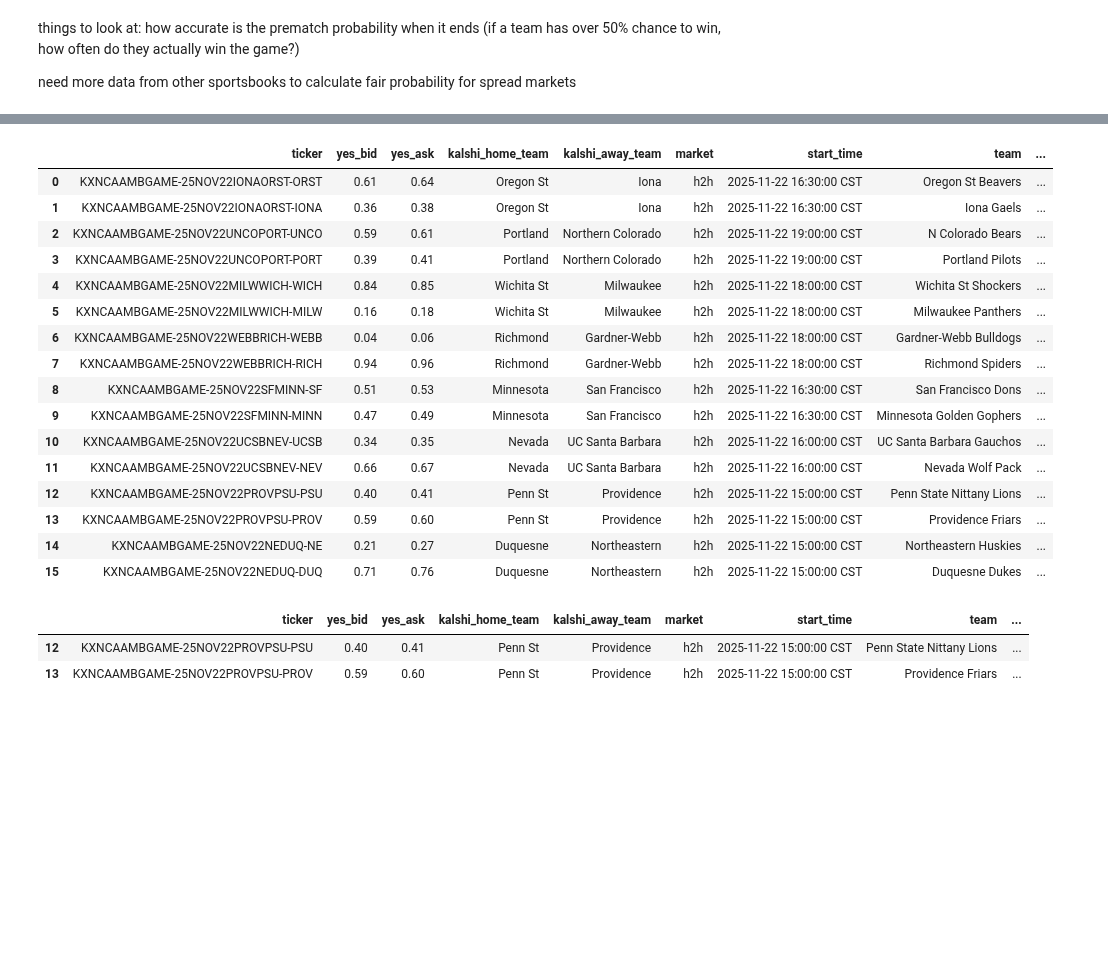
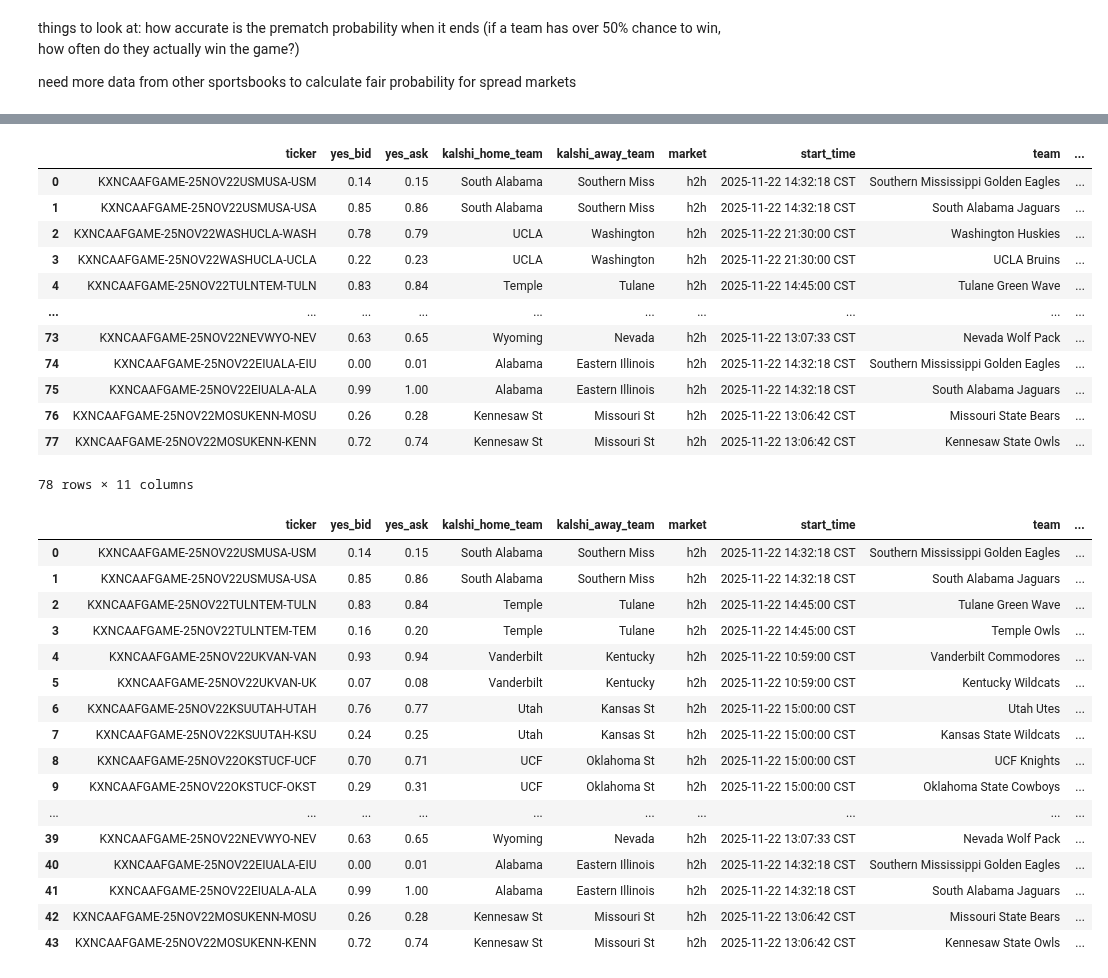
Before and after one commit to bassuaz24/kalshi_bets, a Jupyter notebook: jupyter_archive/cbb_data_analysis.ipynb, the cells around one changed output, grey strips where cells are left out. Saved outputs shown, nothing was run; the diff lists cells and outputs as text; code cells hidden in the pictures; blank space fills up the shorter version.

```diff
--- a/jupyter_archive/cbb_data_analysis.ipynb
+++ b/jupyter_archive/cbb_data_analysis.ipynb
@@ -11,8 +11,10 @@ things to look at: how accurate is the prematch probability when it ends (if a t
 need more data from other sportsbooks to calculate fair probability for spread markets
 # %%
 date = '2025-11-22'
+odds_sport = 'cfb' #cbb, cfb, nba, nfl
+kalshi_sport = 'ncaaf' #ncaab, ncaaf, nba, nfl
 # %%
-odds_df = pd.read_csv(f"../data_collection/updated_scripts/oddsapi_outputs/{date}/cbb_odds.csv")
+odds_df = pd.read_csv(f"../data_collection/updated_scripts/oddsapi_outputs/{date}/{odds_sport}_odds.csv")
 odds_df.drop(columns=['league'], inplace=True)
 odds_df.rename(columns={'price': 'odds'}, inplace=True)
 odds_df['vig_prob'] = 1 / odds_df['odds']
@@ -64,11 +66,15 @@ avg_by_point = (
 )
 odds_spreads_df['avg_fair_prb'] = avg_by_point
 # %%
-kalshi_winners_df = pd.read_csv(f"../data_collection/updated_scripts/kalshi_data_logs/{date}/ncaab_winners.csv")
-kalshi_totals_df = pd.read_csv(f"../data_collection/updated_scripts/kalshi_data_logs/{date}/ncaab_totals.csv")
-kalshi_spreads_df = pd.read_csv(f"../data_collection/updated_scripts/kalshi_data_logs/{date}/ncaab_spreads.csv")
+kalshi_winners_df = pd.read_csv(f"../data_collection/updated_scripts/kalshi_data_logs/{date}/{kalshi_sport}_winners.csv")
+kalshi_totals_df = pd.read_csv(f"../data_collection/updated_scripts/kalshi_data_logs/{date}/{kalshi_sport}_totals.csv")
+kalshi_spreads_df = pd.read_csv(f"../data_collection/updated_scripts/kalshi_data_logs/{date}/{kalshi_sport}_spreads.csv")
 
-kalshi_spreads_df['points'] = kalshi_spreads_df['title'].str.extract(r'over ([\d.]+) Points\?').astype(float)
+if kalshi_sport == 'ncaaf':
+    kalshi_spreads_df['points'] = kalshi_spreads_df['title'].str.extract(r'over ([\d.]+) points\?').astype(float)
+elif kalshi_sport == 'ncaab':
+    kalshi_spreads_df['points'] = kalshi_spreads_df['title'].str.extract(r'over ([\d.]+) Points\?').astype(float)
+
 
 columns_to_drop = ['timestamp', 'market_type', 'yes_bid2', 'yes_ask2', 'no_bid2', 'no_ask2', 'yes_depth_bids', 'yes_depth_asks', 'no_depth_bids', 'no_depth_asks']
 kalshi_winners_df.drop(columns=columns_to_drop, inplace=True)
@@ -260,26 +280,36 @@ combined_winners_df = combined_winners_df.reset_index(drop=True)
 combined_winners_df
 # %% [output]
 |  | ticker | yes_bid | yes_ask | kalshi_home_team | kalshi_away_team | market | start_time | team | ... |
-| 0 | KXNCAAMBGAME-25NOV22IONAORST-ORST | 0.61 | 0.64 | Oregon St | Iona | h2h | 2025-11-22 16:30:00 CST | Oregon St Beavers | ... |
-| 1 | KXNCAAMBGAME-25NOV22IONAORST-IONA | 0.36 | 0.38 | Oregon St | Iona | h2h | 2025-11-22 16:30:00 CST | Iona Gaels | ... |
-| 2 | KXNCAAMBGAME-25NOV22UNCOPORT-UNCO | 0.59 | 0.61 | Portland | Northern Colorado | h2h | 2025-11-22 19:00:00 CST | N Colorado Bears | ... |
-| 3 | KXNCAAMBGAME-25NOV22UNCOPORT-PORT | 0.39 | 0.41 | Portland | Northern Colorado | h2h | 2025-11-22 19:00:00 CST | Portland Pilots | ... |
-| 4 | KXNCAAMBGAME-25NOV22MILWWICH-WICH | 0.84 | 0.85 | Wichita St | Milwaukee | h2h | 2025-11-22 18:00:00 CST | Wichita St Shockers | ... |
-| 5 | KXNCAAMBGAME-25NOV22MILWWICH-MILW | 0.16 | 0.18 | Wichita St | Milwaukee | h2h | 2025-11-22 18:00:00 CST | Milwaukee Panthers | ... |
-| 6 | KXNCAAMBGAME-25NOV22WEBBRICH-WEBB | 0.04 | 0.06 | Richmond | Gardner-Webb | h2h | 2025-11-22 18:00:00 CST | Gardner-Webb Bulldogs | ... |
-| 7 | KXNCAAMBGAME-25NOV22WEBBRICH-RICH | 0.94 | 0.96 | Richmond | Gardner-Webb | h2h | 2025-11-22 18:00:00 CST | Richmond Spiders | ... |
-| 8 | KXNCAAMBGAME-25NOV22SFMINN-SF | 0.51 | 0.53 | Minnesota | San Francisco | h2h | 2025-11-22 16:30:00 CST | San Francisco Dons | ... |
-| 9 | KXNCAAMBGAME-25NOV22SFMINN-MINN | 0.47 | 0.49 | Minnesota | San Francisco | h2h | 2025-11-22 16:30:00 CST | Minnesota Golden Gophers | ... |
-| 10 | KXNCAAMBGAME-25NOV22UCSBNEV-UCSB | 0.34 | 0.35 | Nevada | UC Santa Barbara | h2h | 2025-11-22 16:00:00 CST | UC Santa Barbara Gauchos | ... |
-| 11 | KXNCAAMBGAME-25NOV22UCSBNEV-NEV | 0.66 | 0.67 | Nevada | UC Santa Barbara | h2h | 2025-11-22 16:00:00 CST | Nevada Wolf Pack | ... |
-| 12 | KXNCAAMBGAME-25NOV22PROVPSU-PSU | 0.40 | 0.41 | Penn St | Providence | h2h | 2025-11-22 15:00:00 CST | Penn State Nittany Lions | ... |
-| 13 | KXNCAAMBGAME-25NOV22PROVPSU-PROV | 0.59 | 0.60 | Penn St | Providence | h2h | 2025-11-22 15:00:00 CST | Providence Friars | ... |
-| 14 | KXNCAAMBGAME-25NOV22NEDUQ-NE | 0.21 | 0.27 | Duquesne | Northeastern | h2h | 2025-11-22 15:00:00 CST | Northeastern Huskies | ... |
-| 15 | KXNCAAMBGAME-25NOV22NEDUQ-DUQ | 0.71 | 0.76 | Duquesne | Northeastern | h2h | 2025-11-22 15:00:00 CST | Duquesne Dukes | ... |
+| 0 | KXNCAAFGAME-25NOV22USMUSA-USM | 0.14 | 0.15 | South Alabama | Southern Miss | h2h | 2025-11-22 14:32:18 CST | Southern Mississippi Golden Eagles | ... |
+| 1 | KXNCAAFGAME-25NOV22USMUSA-USA | 0.85 | 0.86 | South Alabama | Southern Miss | h2h | 2025-11-22 14:32:18 CST | South Alabama Jaguars | ... |
+| 2 | KXNCAAFGAME-25NOV22WASHUCLA-WASH | 0.78 | 0.79 | UCLA | Washington | h2h | 2025-11-22 21:30:00 CST | Washington Huskies | ... |
+| 3 | KXNCAAFGAME-25NOV22WASHUCLA-UCLA | 0.22 | 0.23 | UCLA | Washington | h2h | 2025-11-22 21:30:00 CST | UCLA Bruins | ... |
+| 4 | KXNCAAFGAME-25NOV22TULNTEM-TULN | 0.83 | 0.84 | Temple | Tulane | h2h | 2025-11-22 14:45:00 CST | Tulane Green Wave | ... |
+| ... | ... | ... | ... | ... | ... | ... | ... | ... | ... |
+| 73 | KXNCAAFGAME-25NOV22NEVWYO-NEV | 0.63 | 0.65 | Wyoming | Nevada | h2h | 2025-11-22 13:07:33 CST | Nevada Wolf Pack | ... |
+| 74 | KXNCAAFGAME-25NOV22EIUALA-EIU | 0.00 | 0.01 | Alabama | Eastern Illinois | h2h | 2025-11-22 14:32:18 CST | Southern Mississippi Golden Eagles | ... |
+| 75 | KXNCAAFGAME-25NOV22EIUALA-ALA | 0.99 | 1.00 | Alabama | Eastern Illinois | h2h | 2025-11-22 14:32:18 CST | South Alabama Jaguars | ... |
+| 76 | KXNCAAFGAME-25NOV22MOSUKENN-MOSU | 0.26 | 0.28 | Kennesaw St | Missouri St | h2h | 2025-11-22 13:06:42 CST | Missouri State Bears | ... |
+| 77 | KXNCAAFGAME-25NOV22MOSUKENN-KENN | 0.72 | 0.74 | Kennesaw St | Missouri St | h2h | 2025-11-22 13:06:42 CST | Kennesaw State Owls | ... |
+78 rows × 11 columns
 # %%
-combined_winners_df.loc[(combined_winners_df['avg_fair_prb'] > combined_winners_df['yes_ask'] + 0.01) |
-                        (combined_winners_df['avg_fair_prb'] < combined_winners_df['yes_bid'] - 0.01)]
+combined_winners_df.loc[(combined_winners_df['avg_fair_prb'] > combined_winners_df['yes_ask'] + 0.02) |
+                        (combined_winners_df['avg_fair_prb'] < combined_winners_df['yes_bid'] - 0.02)].reset_index(drop=True)
 # %% [output]
 |  | ticker | yes_bid | yes_ask | kalshi_home_team | kalshi_away_team | market | start_time | team | ... |
-| 12 | KXNCAAMBGAME-25NOV22PROVPSU-PSU | 0.40 | 0.41 | Penn St | Providence | h2h | 2025-11-22 15:00:00 CST | Penn State Nittany Lions | ... |
-| 13 | KXNCAAMBGAME-25NOV22PROVPSU-PROV | 0.59 | 0.60 | Penn St | Providence | h2h | 2025-11-22 15:00:00 CST | Providence Friars | ... |
+| 0 | KXNCAAFGAME-25NOV22USMUSA-USM | 0.14 | 0.15 | South Alabama | Southern Miss | h2h | 2025-11-22 14:32:18 CST | Southern Mississippi Golden Eagles | ... |
+| 1 | KXNCAAFGAME-25NOV22USMUSA-USA | 0.85 | 0.86 | South Alabama | Southern Miss | h2h | 2025-11-22 14:32:18 CST | South Alabama Jaguars | ... |
+| 2 | KXNCAAFGAME-25NOV22TULNTEM-TULN | 0.83 | 0.84 | Temple | Tulane | h2h | 2025-11-22 14:45:00 CST | Tulane Green Wave | ... |
+| 3 | KXNCAAFGAME-25NOV22TULNTEM-TEM | 0.16 | 0.20 | Temple | Tulane | h2h | 2025-11-22 14:45:00 CST | Temple Owls | ... |
+| 4 | KXNCAAFGAME-25NOV22UKVAN-VAN | 0.93 | 0.94 | Vanderbilt | Kentucky | h2h | 2025-11-22 10:59:00 CST | Vanderbilt Commodores | ... |
+| 5 | KXNCAAFGAME-25NOV22UKVAN-UK | 0.07 | 0.08 | Vanderbilt | Kentucky | h2h | 2025-11-22 10:59:00 CST | Kentucky Wildcats | ... |
+| 6 | KXNCAAFGAME-25NOV22KSUUTAH-UTAH | 0.76 | 0.77 | Utah | Kansas St | h2h | 2025-11-22 15:00:00 CST | Utah Utes | ... |
+| 7 | KXNCAAFGAME-25NOV22KSUUTAH-KSU | 0.24 | 0.25 | Utah | Kansas St | h2h | 2025-11-22 15:00:00 CST | Kansas State Wildcats | ... |
+| 8 | KXNCAAFGAME-25NOV22OKSTUCF-UCF | 0.70 | 0.71 | UCF | Oklahoma St | h2h | 2025-11-22 15:00:00 CST | UCF Knights | ... |
+| 9 | KXNCAAFGAME-25NOV22OKSTUCF-OKST | 0.29 | 0.31 | UCF | Oklahoma St | h2h | 2025-11-22 15:00:00 CST | Oklahoma State Cowboys | ... |
+| ... | ... | ... | ... | ... | ... | ... | ... | ... | ... |
+| 39 | KXNCAAFGAME-25NOV22NEVWYO-NEV | 0.63 | 0.65 | Wyoming | Nevada | h2h | 2025-11-22 13:07:33 CST | Nevada Wolf Pack | ... |
+| 40 | KXNCAAFGAME-25NOV22EIUALA-EIU | 0.00 | 0.01 | Alabama | Eastern Illinois | h2h | 2025-11-22 14:32:18 CST | Southern Mississippi Golden Eagles | ... |
+| 41 | KXNCAAFGAME-25NOV22EIUALA-ALA | 0.99 | 1.00 | Alabama | Eastern Illinois | h2h | 2025-11-22 14:32:18 CST | South Alabama Jaguars | ... |
+| 42 | KXNCAAFGAME-25NOV22MOSUKENN-MOSU | 0.26 | 0.28 | Kennesaw St | Missouri St | h2h | 2025-11-22 13:06:42 CST | Missouri State Bears | ... |
+| 43 | KXNCAAFGAME-25NOV22MOSUKENN-KENN | 0.72 | 0.74 | Kennesaw St | Missouri St | h2h | 2025-11-22 13:06:42 CST | Kennesaw State Owls | ... |
```
Also changed, not shown: parts of 6 cells of this notebook.
